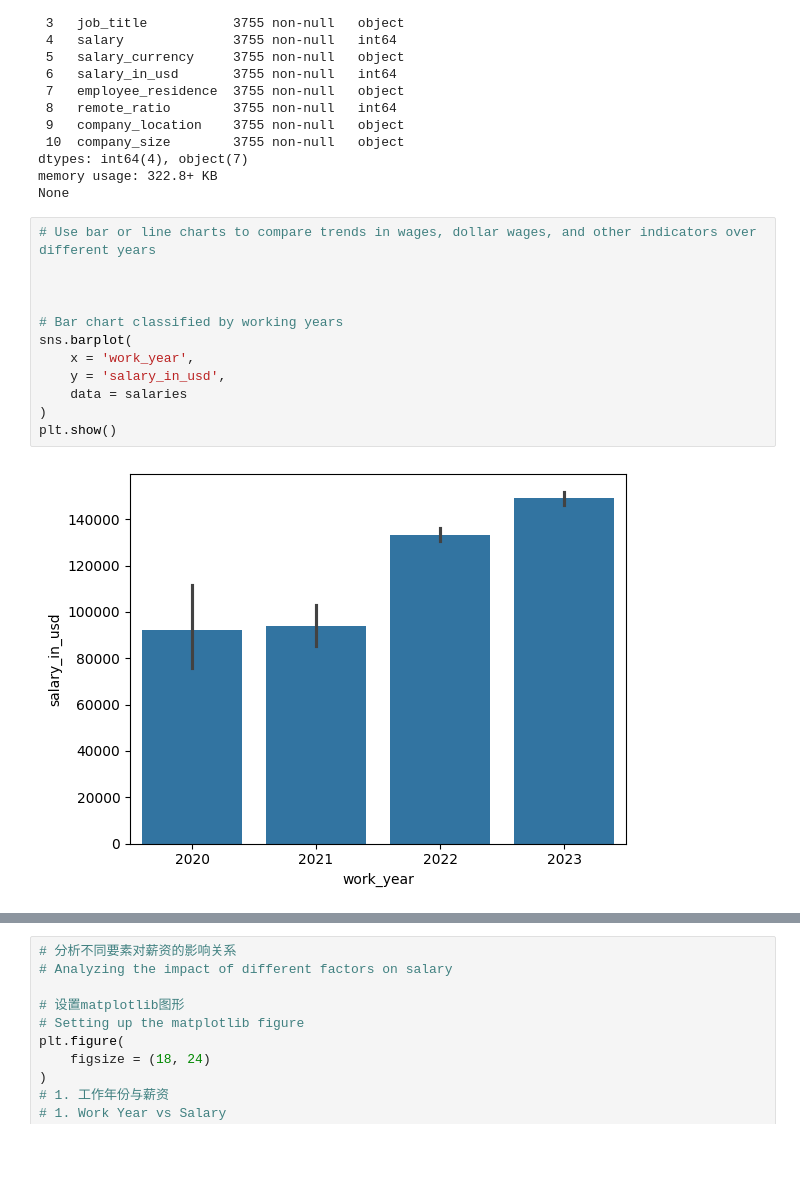
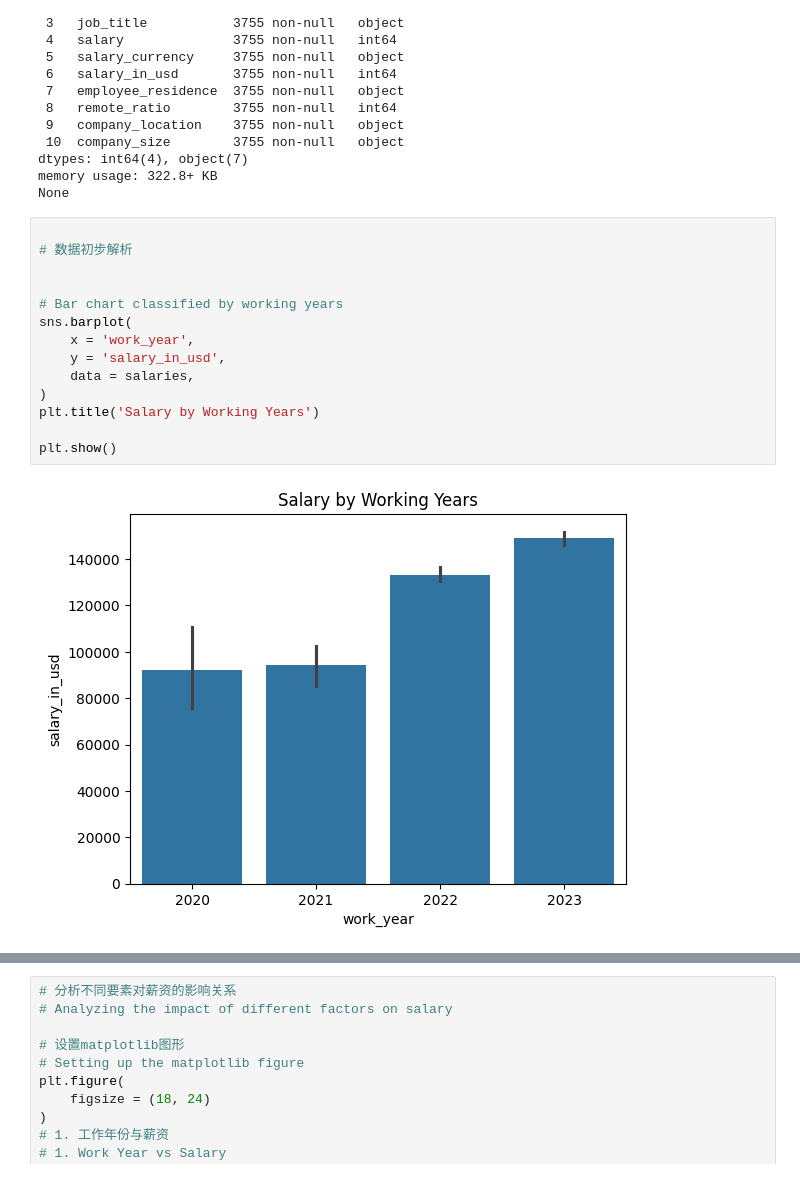
Before and after one commit to Sherryqilin/assessment2_programming, a Jupyter notebook: assessment2.ipynb, the cells around one changed output, grey strips where cells are left out. Cells and saved outputs as stored; diff of their text form; blank space fills up the shorter version.

```diff
--- a/assessment2.ipynb
+++ b/assessment2.ipynb
@@ -33,16 +33,18 @@ dtypes: int64(4), object(7)
 memory usage: 322.8+ KB
 None
 # %%
-# Use bar or line charts to compare trends in wages, dollar wages, and other indicators over different years
 
+# 数据初步解析
 
 
 # Bar chart classified by working years
 sns.barplot(
     x = 'work_year',
     y = 'salary_in_usd',
-    data = salaries
+    data = salaries,
 )
+plt.title('Salary by Working Years')
+
 plt.show()
 # %% [output]
-[figure, old version]
+[figure, new version]
```
Also changed, not shown: parts of 3 cells of this notebook, 1 other file.
